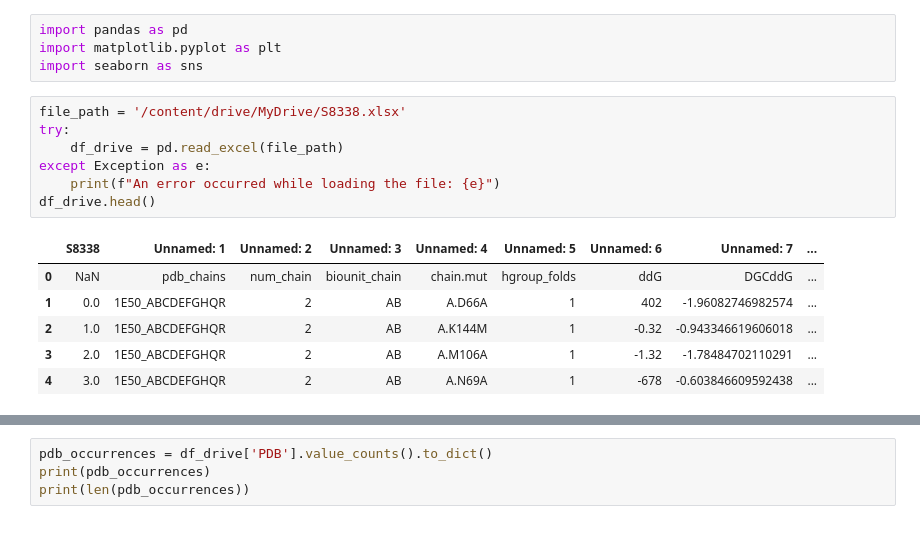
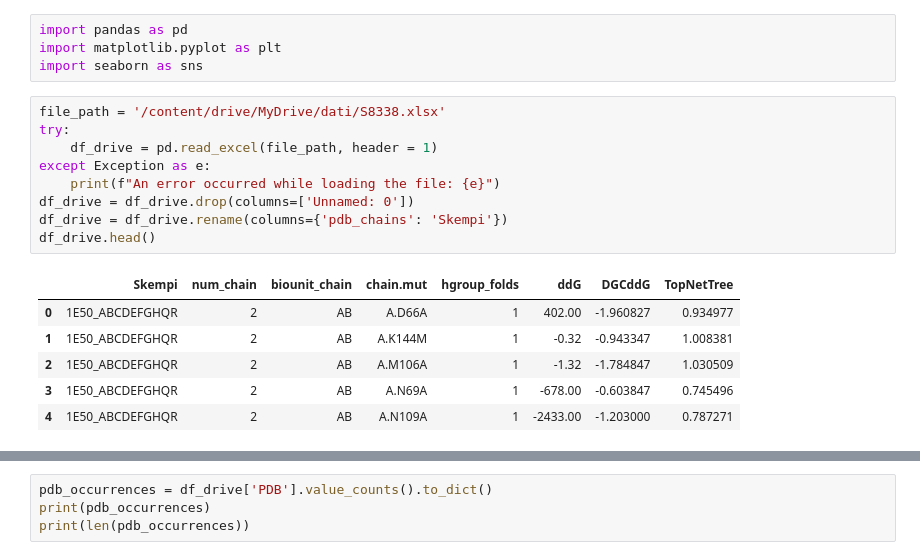
Before and after one commit to Biocca-hub/Binding_Affinity, a Jupyter notebook: scripts/DDMut_PPI.ipynb, the cells around one changed output, grey strips where cells are left out. Drawn from its saved outputs; the diff is of its cells as text.

```diff
--- a/scripts/DDMut_PPI.ipynb
+++ b/scripts/DDMut_PPI.ipynb
@@ -3,16 +3,18 @@ import pandas as pd
 import matplotlib.pyplot as plt
 import seaborn as sns
 # %%
-file_path = '/content/drive/MyDrive/S8338.xlsx'
+file_path = '/content/drive/MyDrive/dati/S8338.xlsx'
 try:
-    df_drive = pd.read_excel(file_path)
+    df_drive = pd.read_excel(file_path, header = 1)
 except Exception as e:
     print(f"An error occurred while loading the file: {e}")
+df_drive = df_drive.drop(columns=['Unnamed: 0'])
+df_drive = df_drive.rename(columns={'pdb_chains': 'Skempi'})
 df_drive.head()
 # %% [output]
-|  | S8338 | Unnamed: 1 | Unnamed: 2 | Unnamed: 3 | Unnamed: 4 | Unnamed: 5 | Unnamed: 6 | Unnamed: 7 | ... |
-| 0 | NaN | pdb_chains | num_chain | biounit_chain | chain.mut | hgroup_folds | ddG | DGCddG | ... |
-| 1 | 0.0 | 1E50_ABCDEFGHQR | 2 | AB | A.D66A | 1 | 402 | -1.96082746982574 | ... |
-| 2 | 1.0 | 1E50_ABCDEFGHQR | 2 | AB | A.K144M | 1 | -0.32 | -0.943346619606018 | ... |
-| 3 | 2.0 | 1E50_ABCDEFGHQR | 2 | AB | A.M106A | 1 | -1.32 | -1.78484702110291 | ... |
-| 4 | 3.0 | 1E50_ABCDEFGHQR | 2 | AB | A.N69A | 1 | -678 | -0.603846609592438 | ... |
+|  | Skempi | num_chain | biounit_chain | chain.mut | hgroup_folds | ddG | DGCddG | TopNetTree |
+| 0 | 1E50_ABCDEFGHQR | 2 | AB | A.D66A | 1 | 402.00 | -1.960827 | 0.934977 |
+| 1 | 1E50_ABCDEFGHQR | 2 | AB | A.K144M | 1 | -0.32 | -0.943347 | 1.008381 |
+| 2 | 1E50_ABCDEFGHQR | 2 | AB | A.M106A | 1 | -1.32 | -1.784847 | 1.030509 |
+| 3 | 1E50_ABCDEFGHQR | 2 | AB | A.N69A | 1 | -678.00 | -0.603847 | 0.745496 |
+| 4 | 1E50_ABCDEFGHQR | 2 | AB | A.N109A | 1 | -2433.00 | -1.203000 | 0.787271 |
```
Also changed, not shown: parts of 16 cells of this notebook.
